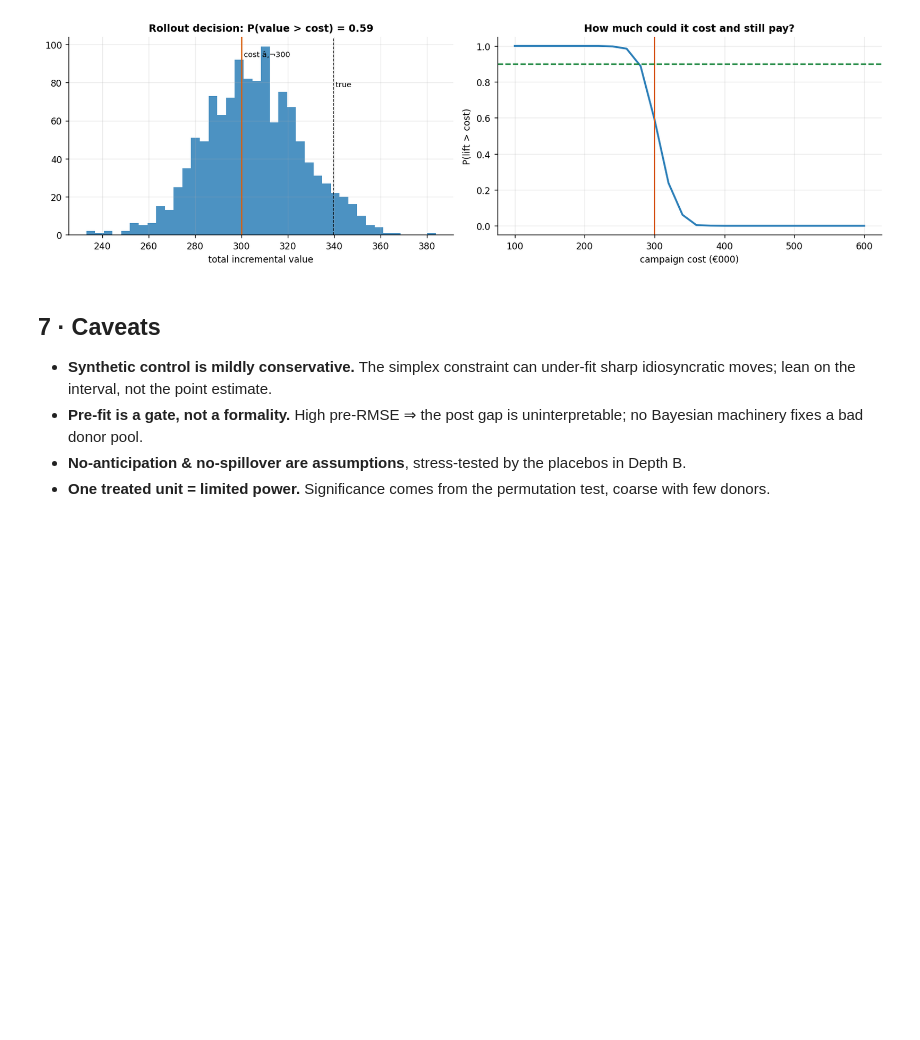
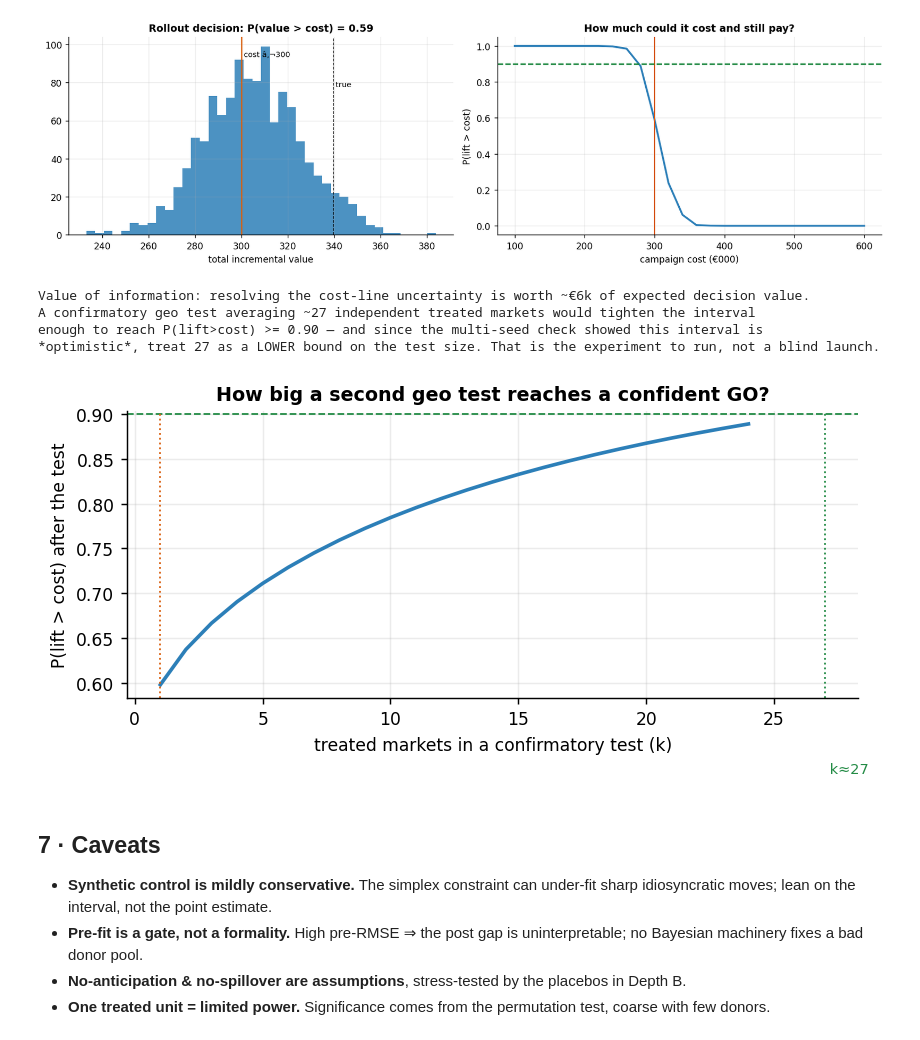
Before and after one commit to fmuia/sda_projects, a Jupyter notebook: causal-marketing-pymc/notebooks/07_geo_lift_synthetic_control.ipynb, the cells around one changed output. Drawn from its saved outputs; the diff is of its cells as text; code cells hidden in the pictures; blank space fills up the shorter version.

```diff
--- a/causal-marketing-pymc/notebooks/07_geo_lift_synthetic_control.ipynb
+++ b/causal-marketing-pymc/notebooks/07_geo_lift_synthetic_control.ipynb
@@ -300,6 +300,36 @@ print(json.dumps(decision, indent=2))
   "decision": "TEST FURTHER"
 }
 [figure]
+# %%
+# Value of information & test-sizing: the decision is borderline, so what is a confirmatory geo test
+# worth, and how big must it be? VOI = E[max(lift-cost,0)] - max(E[lift]-cost,0) is the expected value
+# of resolving the "does it clear cost?" uncertainty before committing.
+from scipy.stats import norm
+voi = float(np.maximum(total_post - CAMPAIGN_COST, 0).mean() - max(total_post.mean() - CAMPAIGN_COST, 0))
+mu, sdev = total_post.mean(), total_post.std()
+# A second test averaging k independent treated markets tightens the estimate ~1/sqrt(k) (it sharpens,
+# doesn't move it). Find the smallest k reaching a confident GO, P(lift>cost) >= 0.9.
+def p_go(k): return float(1 - norm.cdf(CAMPAIGN_COST, loc=mu, scale=sdev / np.sqrt(k)))
+k_needed = next((k for k in range(1, 60) if p_go(k) >= 0.9), None)
+fig, ax = plt.subplots(figsize=(6.6, 3.4))
+ks = np.arange(1, 25); ax.plot(ks, [p_go(k) for k in ks], color=plots.BLUE, lw=2)
+ax.axhline(0.9, color=plots.GREEN, ls="--", lw=1); ax.axvline(1, color=plots.ORANGE, ls=":", lw=1)
+if k_needed: ax.axvline(k_needed, color=plots.GREEN, ls=":", lw=1); ax.text(k_needed, 0.5, f" k≈{k_needed}", fontsize=8, color=plots.GREEN)
+ax.set_xlabel("treated markets in a confirmatory test (k)"); ax.set_ylabel("P(lift > cost) after the test")
+ax.set_title("How big a second geo test reaches a confident GO?"); fig.tight_layout()
+print(f"Value of information: resolving the cost-line uncertainty is worth ~€{voi:.0f}k of expected decision value.")
+if k_needed:
+    print(f"A confirmatory geo test averaging ~{k_needed} independent treated markets would tighten the interval\n"
+          f"enough to reach P(lift>cost) >= 0.90 — and since the multi-seed check showed this interval is\n"
+          f"*optimistic*, treat {k_needed} as a LOWER bound on the test size. That is the experiment to run, not a blind launch.")
+else:
+    print("Even a large confirmatory test would not reach 0.90 at this point estimate — the effect sits too close to cost.")
+# %% [output]
+Value of information: resolving the cost-line uncertainty is worth ~€6k of expected decision value.
+A confirmatory geo test averaging ~27 independent treated markets would tighten the interval
+enough to reach P(lift>cost) >= 0.90 — and since the multi-seed check showed this interval is
+*optimistic*, treat 27 as a LOWER bound on the test size. That is the experiment to run, not a blind launch.
+[figure, added]
 # %% [markdown]
 ## 7 · Caveats
 
```
Also changed, not shown: 14 other files.
